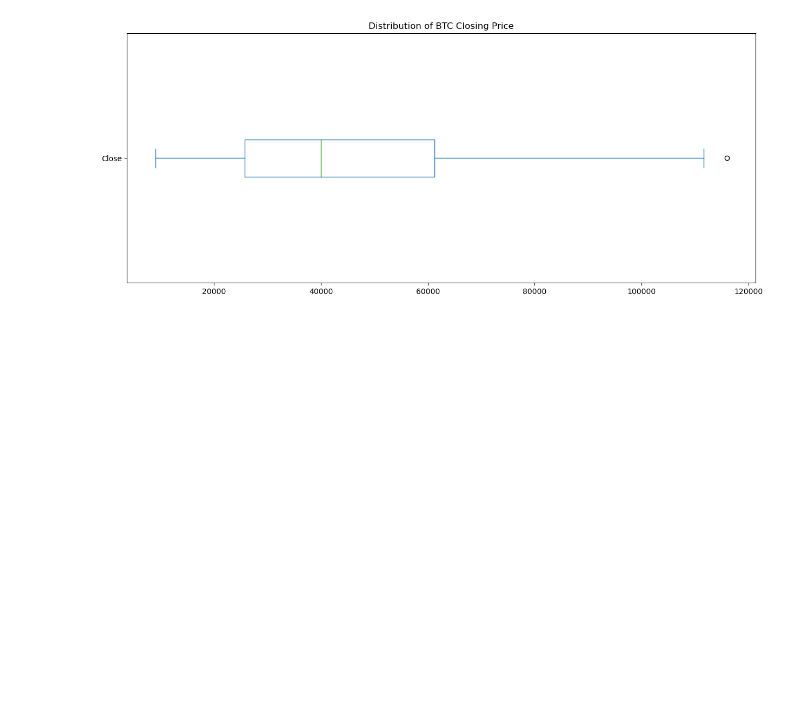
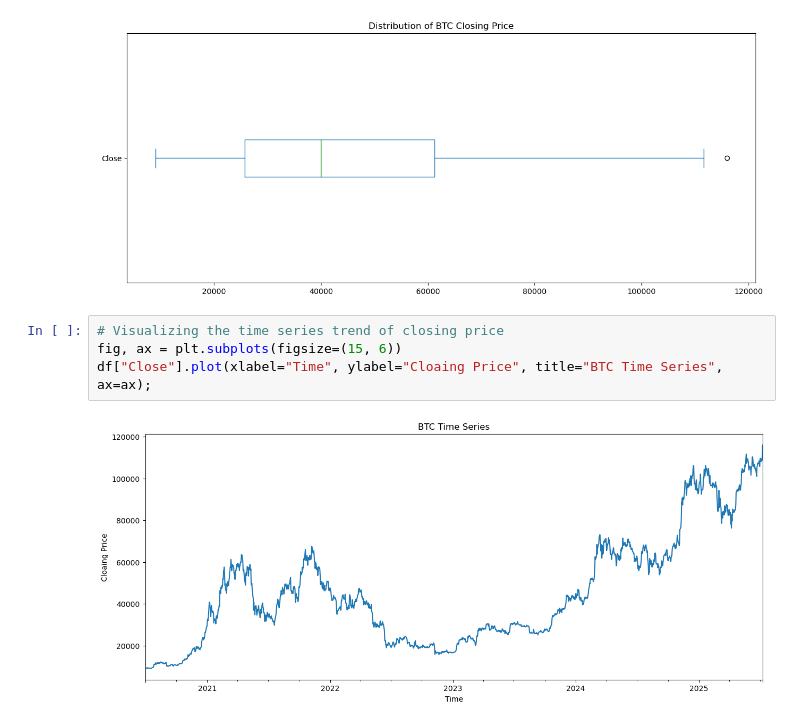
Before and after one commit to serialdotai/btc-closing-price-tracker, a Jupyter notebook: linear_reg_btc.ipynb, the cells around one changed output. Drawn from its saved outputs; the diff is of its cells as text; blank space fills up the shorter version.

Commit message:
added: more visualizations

```diff
--- a/linear_reg_btc.ipynb
+++ b/linear_reg_btc.ipynb
@@ -99,3 +99,9 @@ df["Close"].plot(
     ax=ax);
 # %% [output]
 [figure]
+# %%
+# Visualizing the time series trend of closing price
+fig, ax = plt.subplots(figsize=(15, 6))
+df["Close"].plot(xlabel="Time", ylabel="Cloaing Price", title="BTC Time Series", ax=ax);
+# %% [output]
+[figure, added]
```
Also changed, not shown: parts of 3 cells of this notebook.
